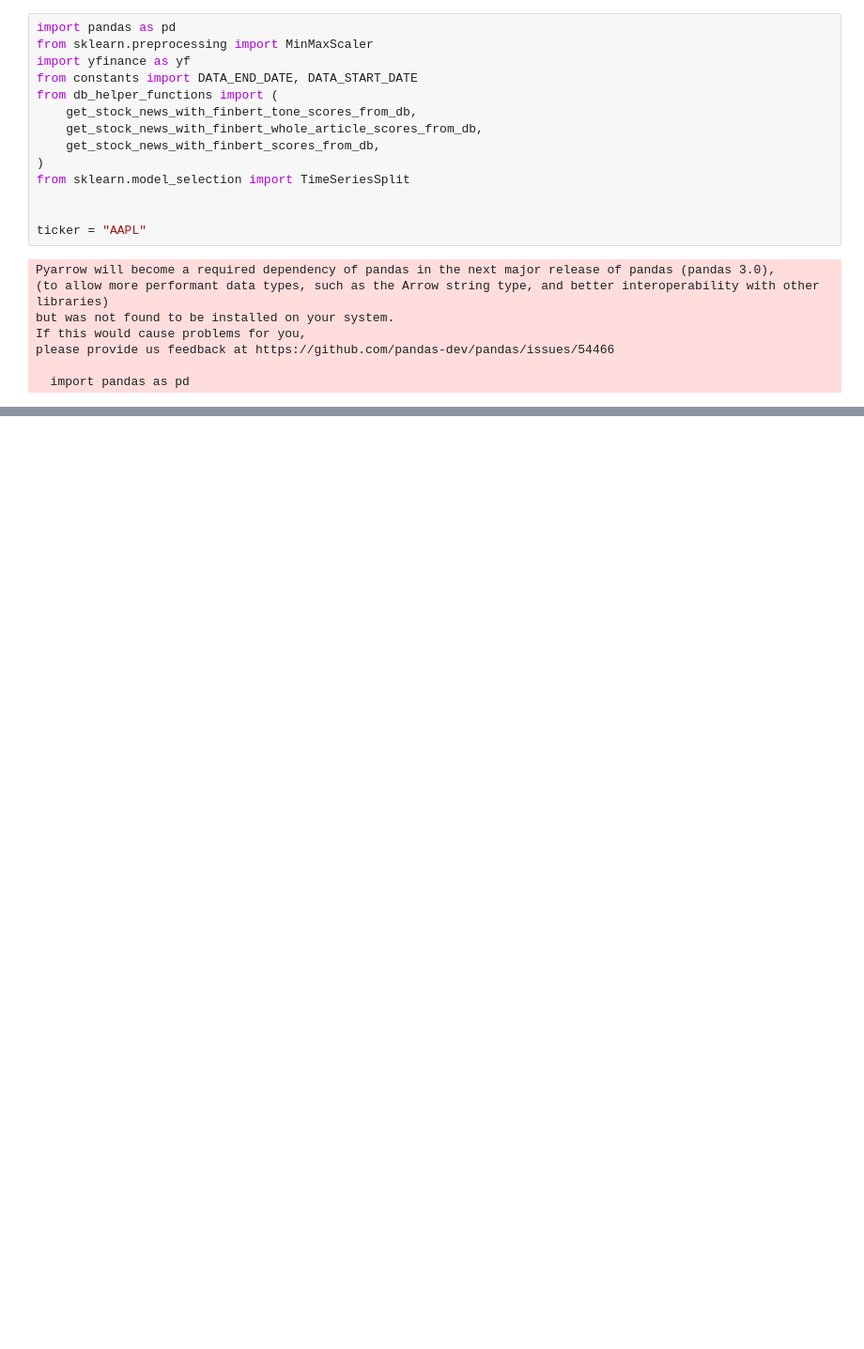
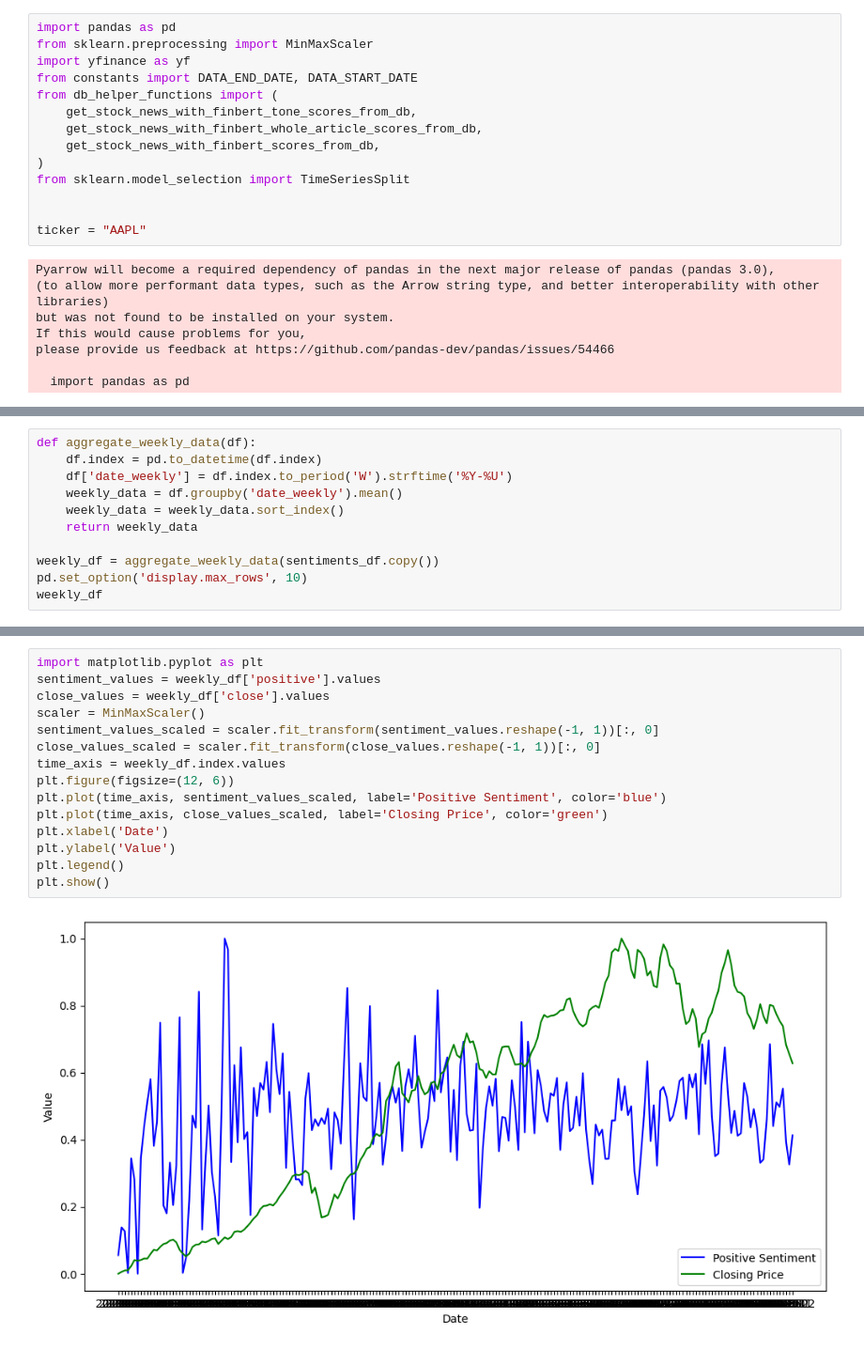
Before and after one commit to StevenSongSTS/w24-milestone2-team18-leevw-steveso-raulmart, a Jupyter notebook: lib/LSTM.ipynb, the cells around one changed output, grey strips where cells are left out. Shown at 94% size. Cells and saved outputs as stored; diff of their text form; blank space fills up the shorter version.

Commit message:
removed data leakage and added grph for sentiment vs price

```diff
--- a/lib/LSTM.ipynb
+++ b/lib/LSTM.ipynb
@@ -94 +95,12 @@ monthly_df
 49 rows × 4 columns
+# %%
+def aggregate_weekly_data(df):
+    df.index = pd.to_datetime(df.index)
+    df['date_weekly'] = df.index.to_period('W').strftime('%Y-%U')
+    weekly_data = df.groupby('date_weekly').mean()
+    weekly_data = weekly_data.sort_index()
+    return weekly_data
+
+weekly_df = aggregate_weekly_data(sentiments_df.copy())
+pd.set_option('display.max_rows', 10)
+weekly_df
@@ -95 +197,18 @@ monthly_df
+# %%
+import matplotlib.pyplot as plt
+sentiment_values = weekly_df['positive'].values
+close_values = weekly_df['close'].values
+scaler = MinMaxScaler()
+sentiment_values_scaled = scaler.fit_transform(sentiment_values.reshape(-1, 1))[:, 0]
+close_values_scaled = scaler.fit_transform(close_values.reshape(-1, 1))[:, 0]
+time_axis = weekly_df.index.values
+plt.figure(figsize=(12, 6))
+plt.plot(time_axis, sentiment_values_scaled, label='Positive Sentiment', color='blue')
+plt.plot(time_axis, close_values_scaled, label='Closing Price', color='green')
+plt.xlabel('Date')
+plt.ylabel('Value')
+plt.legend()
+plt.show()
+# %% [output]
+[figure, added]
 # %%
```
Also changed, not shown: parts of 7 cells of this notebook.
